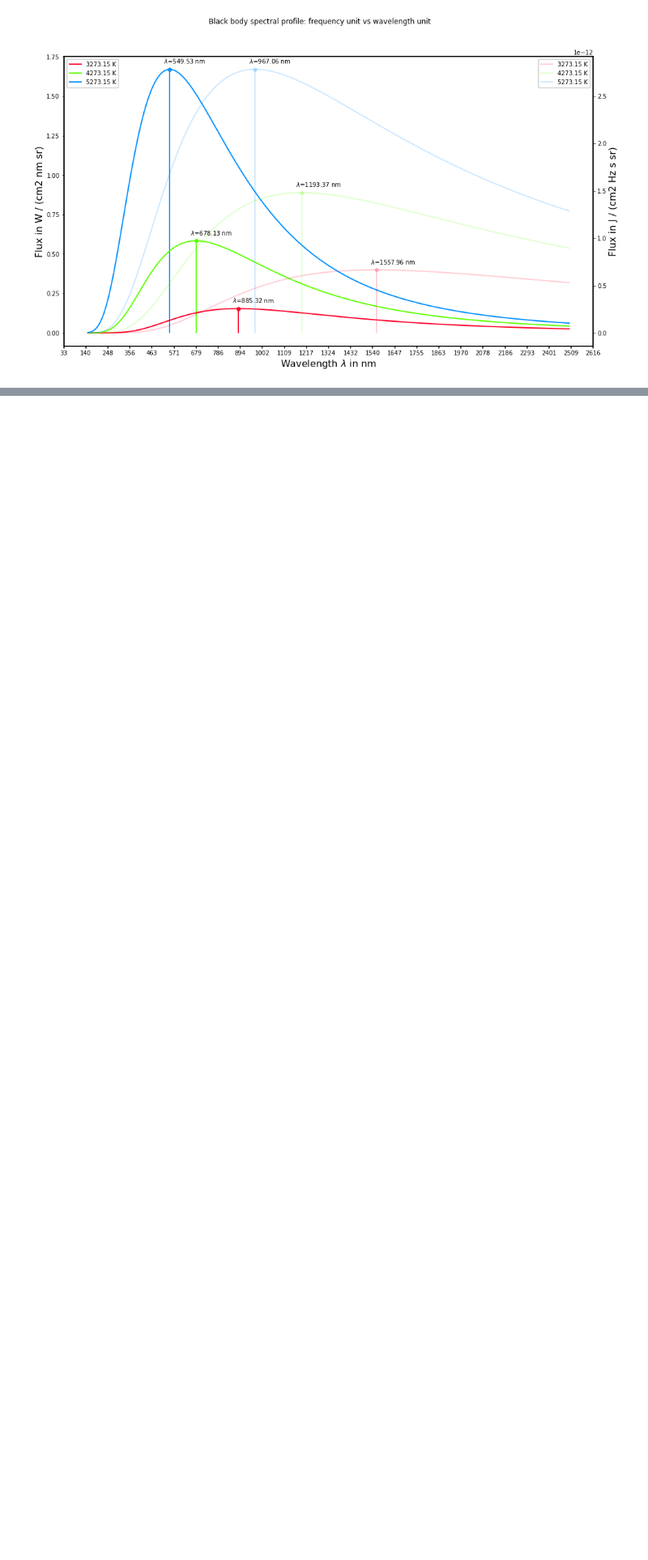
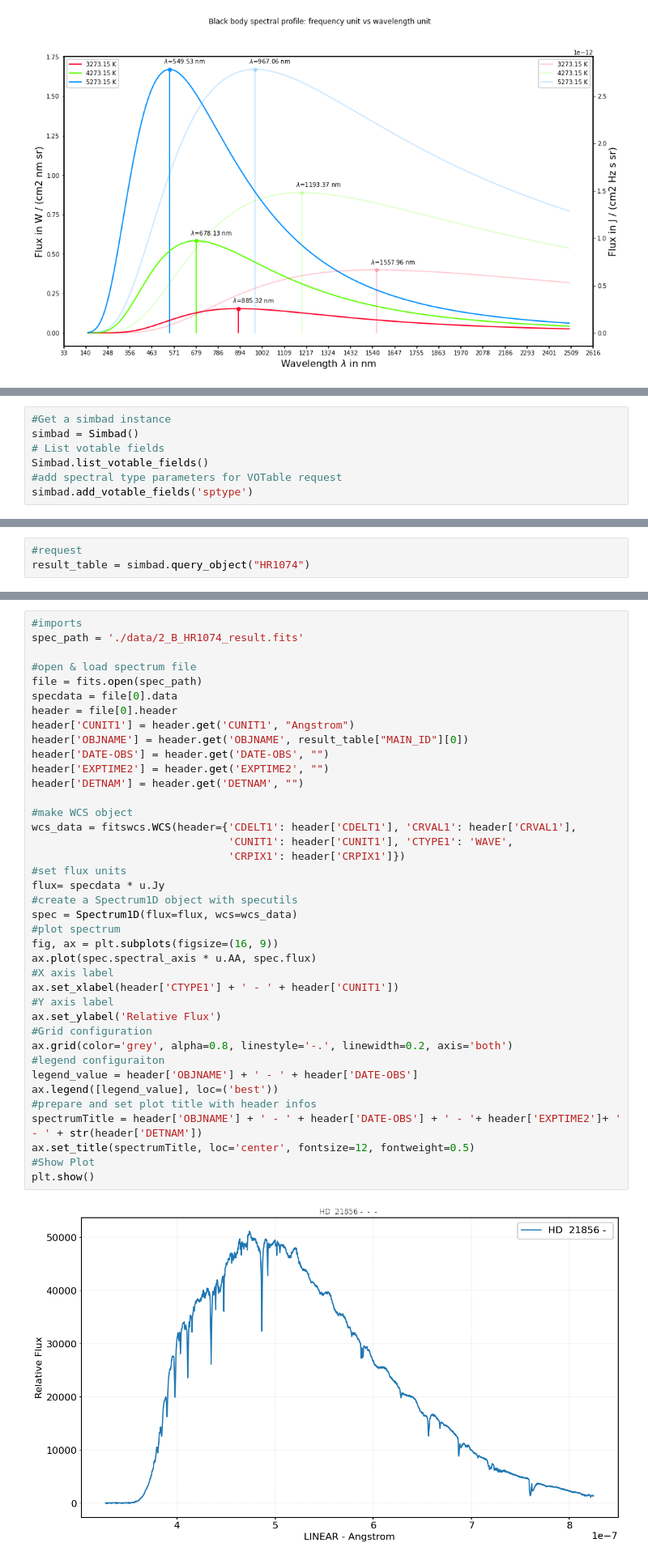
Before and after one commit to gnthibault/Optimisation-Python, a Jupyter notebook: Physics101Plancklaw.ipynb, the cells around one changed output, grey strips where cells are left out. Shown at 81% size. Cells and saved outputs as stored; diff of their text form; blank space fills up the shorter version.

```diff
--- a/Physics101Plancklaw.ipynb
+++ b/Physics101Plancklaw.ipynb
@@ -156,0 +183,7 @@ plt.show()
+# %%
+#Get a simbad instance
+simbad = Simbad()
+# List votable fields
+Simbad.list_votable_fields()
+#add spectral type parameters for VOTable request
+simbad.add_votable_fields('sptype')
@@ -156,0 +208,3 @@ plt.show()
+# %%
+#request
+result_table = simbad.query_object("HR1074")
@@ -156,0 +272,41 @@ plt.show()
+# %%
+#imports
+spec_path = './data/2_B_HR1074_result.fits'
+
+#open & load spectrum file
+file = fits.open(spec_path)
+specdata = file[0].data
+header = file[0].header
+header['CUNIT1'] = header.get('CUNIT1', "Angstrom")
+header['OBJNAME'] = header.get('OBJNAME', result_table["MAIN_ID"][0])
+header['DATE-OBS'] = header.get('DATE-OBS', "")
+header['EXPTIME2'] = header.get('EXPTIME2', "")
+header['DETNAM'] = header.get('DETNAM', "")
+
+#make WCS object
+wcs_data = fitswcs.WCS(header={'CDELT1': header['CDELT1'], 'CRVAL1': header['CRVAL1'],
+                               'CUNIT1': header['CUNIT1'], 'CTYPE1': 'WAVE',
+                               'CRPIX1': header['CRPIX1']})
+#set flux units
+flux= specdata * u.Jy
+#create a Spectrum1D object with specutils
+spec = Spectrum1D(flux=flux, wcs=wcs_data)
+#plot spectrum
+fig, ax = plt.subplots(figsize=(16, 9))
+ax.plot(spec.spectral_axis * u.AA, spec.flux)
+#X axis label
+ax.set_xlabel(header['CTYPE1'] + ' - ' + header['CUNIT1'])
+#Y axis label
+ax.set_ylabel('Relative Flux')
+#Grid configuration
+ax.grid(color='grey', alpha=0.8, linestyle='-.', linewidth=0.2, axis='both')
+#legend configuraiton
+legend_value = header['OBJNAME'] + ' - ' + header['DATE-OBS']
+ax.legend([legend_value], loc=('best'))
+#prepare and set plot title with header infos
+spectrumTitle = header['OBJNAME'] + ' - ' + header['DATE-OBS'] + ' - '+ header['EXPTIME2']+ ' - ' + str(header['DETNAM'])
+ax.set_title(spectrumTitle, loc='center', fontsize=12, fontweight=0.5)
+#Show Plot
+plt.show()
+# %% [output]
+[figure, added]
```
Also changed, not shown: parts of 14 cells of this notebook, 1 other file.
